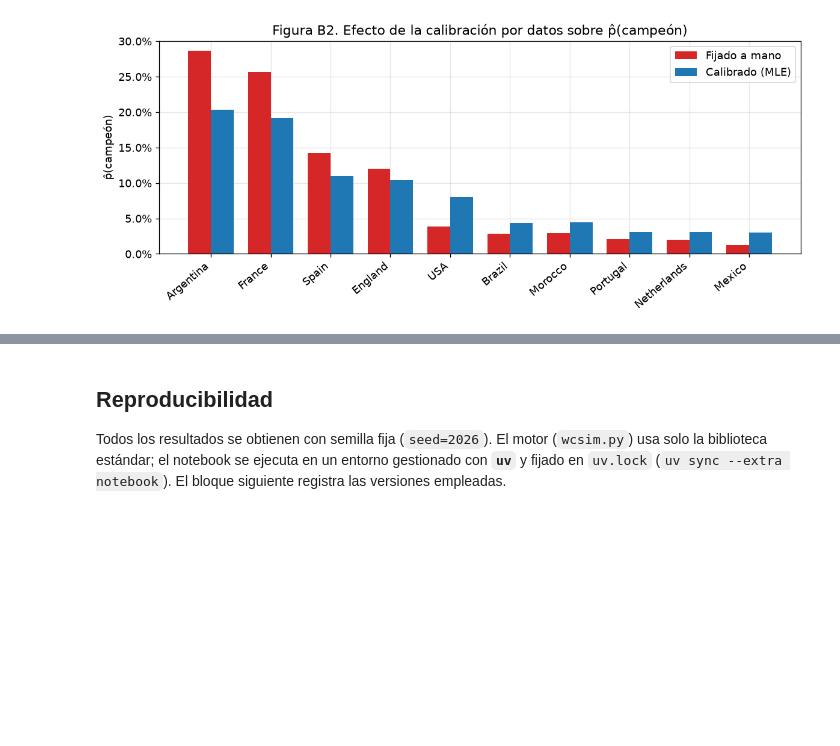
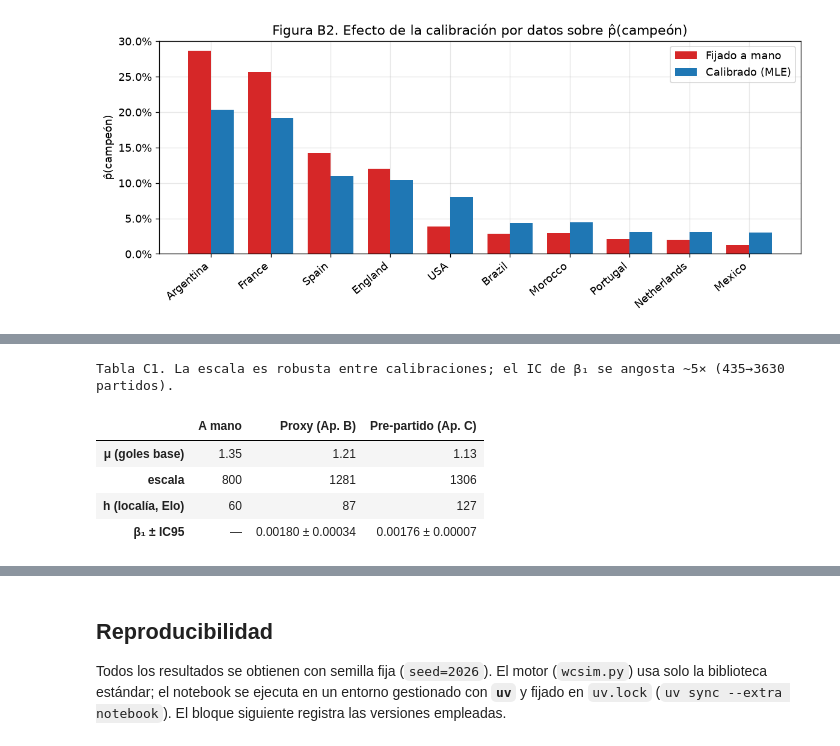
Before and after one commit to nmoguilner/ceia_add, a Jupyter notebook: mundial2026-montecarlo/mundial2026.ipynb, the cells around one changed output, grey strips where cells are left out. Drawn from its saved outputs; the diff is of its cells as text; code cells hidden in the pictures; blank space fills up the shorter version.

```diff
--- a/mundial2026-montecarlo/mundial2026.ipynb
+++ b/mundial2026-montecarlo/mundial2026.ipynb
@@ -661,0 +695,20 @@ histórico —evitando el proxy— es la continuación natural de este trabajo.
+# %%
+# Tabla C1 — parametros en las tres calibraciones
+calB = json.load(open("data/calibration.json"))           # proxy
+calC = json.load(open("data/calibration_prematch.json"))  # pre-partido
+def ci_b1(c): return f"{c['beta']['b1']:.5f} ± {Z95*c['se']['b1']:.5f}"
+tC = pd.DataFrame({
+    "A mano":        ["1.35", "800", "60", "—"],
+    "Proxy (Ap. B)": [f"{calB['mu']:.2f}", f"{calB['escala']:.0f}", f"{calB['home_adv_elo']:.0f}", ci_b1(calB)],
+    "Pre-partido (Ap. C)": [f"{calC['mu']:.2f}", f"{calC['escala']:.0f}", f"{calC['home_adv_elo']:.0f}", ci_b1(calC)],
+}, index=["μ (goles base)", "escala", "h (localía, Elo)", "β₁ ± IC95"])
+display(tC.style.set_caption(
+    f"Tabla C1. La escala es robusta entre calibraciones; el IC de β₁ se angosta ~5× "
+    f"({calB['n_partidos']}→{calC['n_partidos']} partidos)."))
+# %% [output]
+Tabla C1. La escala es robusta entre calibraciones; el IC de β₁ se angosta ~5× (435→3630 partidos).
+|  | A mano | Proxy (Ap. B) | Pre-partido (Ap. C) |
+| μ (goles base) | 1.35 | 1.21 | 1.13 |
+| escala | 800 | 1281 | 1306 |
+| h (localía, Elo) | 60 | 87 | 127 |
+| β₁ ± IC95 | — | 0.00180 ± 0.00034 | 0.00176 ± 0.00007 |
```
Also changed, not shown: parts of 7 cells of this notebook, 7 other files.
